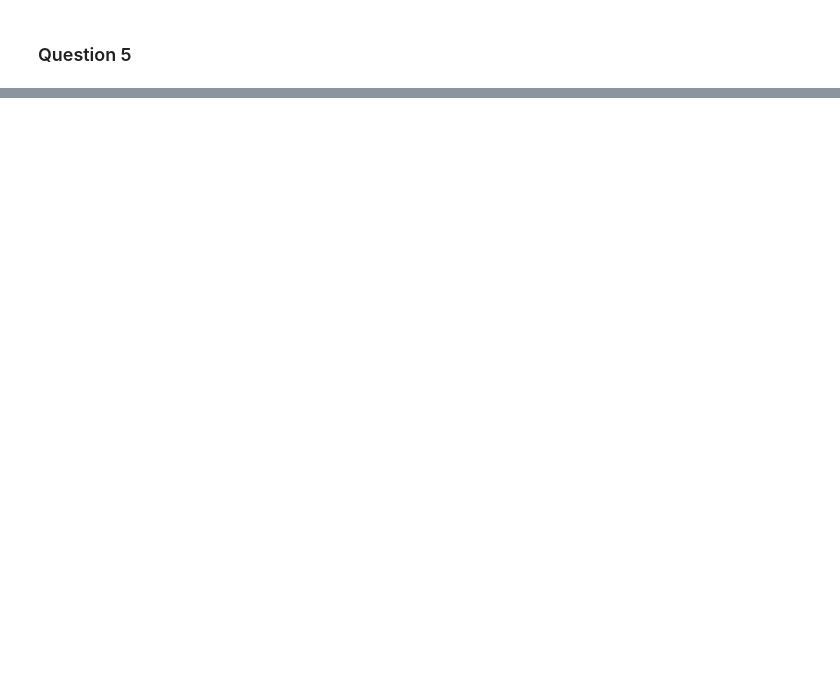
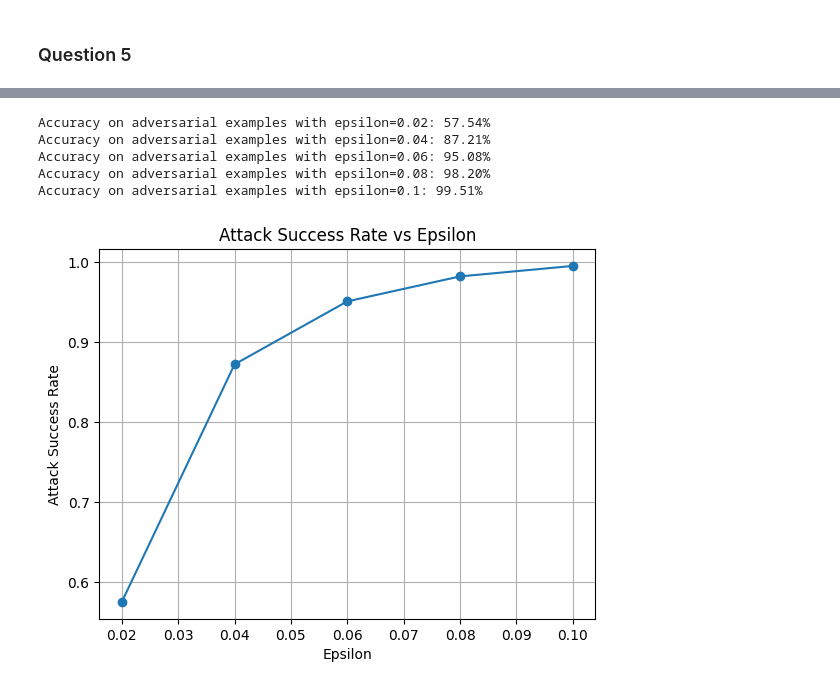
Before and after one commit to AAreeb13/Machine-Learning-Foundations, a Jupyter notebook: coursework2.ipynb, the cells around one changed output, grey strips where cells are left out. Drawn from its saved outputs; the diff is of its cells as text; code cells hidden in the pictures; blank space fills up the shorter version.

```diff
--- a/coursework2.ipynb
+++ b/coursework2.ipynb
@@ -1044,0 +1269,21 @@ While the accuracy is much large, the initial problem had a larger number of cla
+# %%
+epsilons = [0.02, 0.04, 0.06, 0.08, 0.1]
+attack_success_rates = []
+for e in epsilons:
+    success_rate = accuracy_adversarial(net, mlp, testloader_small, epsilon=e)
+    attack_success_rates.append(success_rate)
+# Plotting the attack success rate vs epsilon
+plt.figure()
+plt.plot(epsilons, attack_success_rates, marker='o')
+plt.title('Attack Success Rate vs Epsilon')
+plt.xlabel('Epsilon')
+plt.ylabel('Attack Success Rate')
+plt.grid()
+plt.show()
+# %% [output]
+Accuracy on adversarial examples with epsilon=0.02: 57.54%
+Accuracy on adversarial examples with epsilon=0.04: 87.21%
+Accuracy on adversarial examples with epsilon=0.06: 95.08%
+Accuracy on adversarial examples with epsilon=0.08: 98.20%
+Accuracy on adversarial examples with epsilon=0.1: 99.51%
+[figure, added]
```
Also changed, not shown: parts of 14 cells of this notebook.
